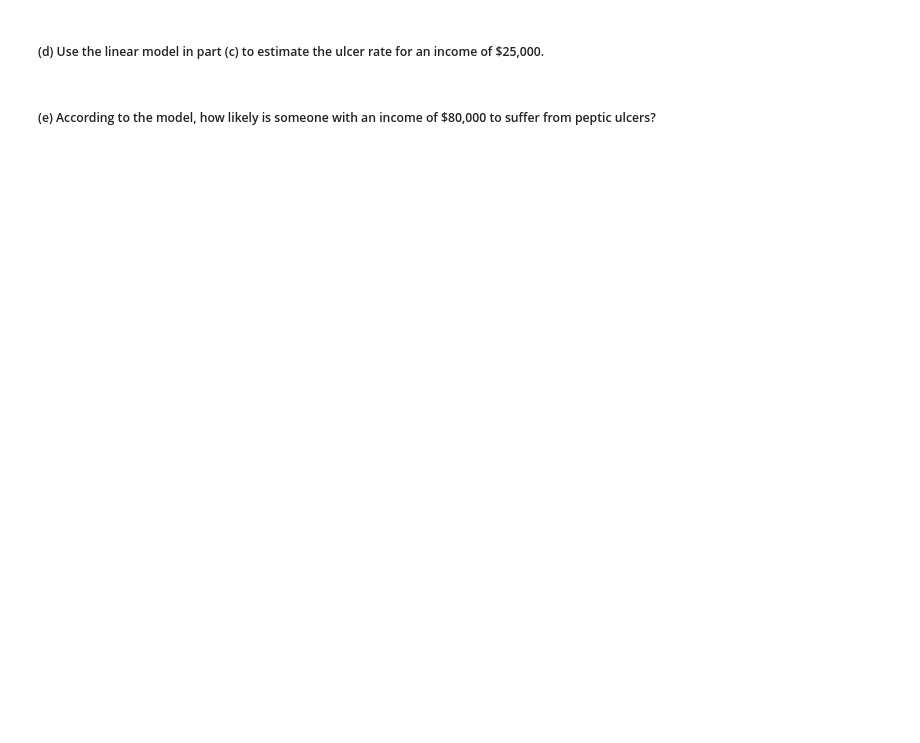
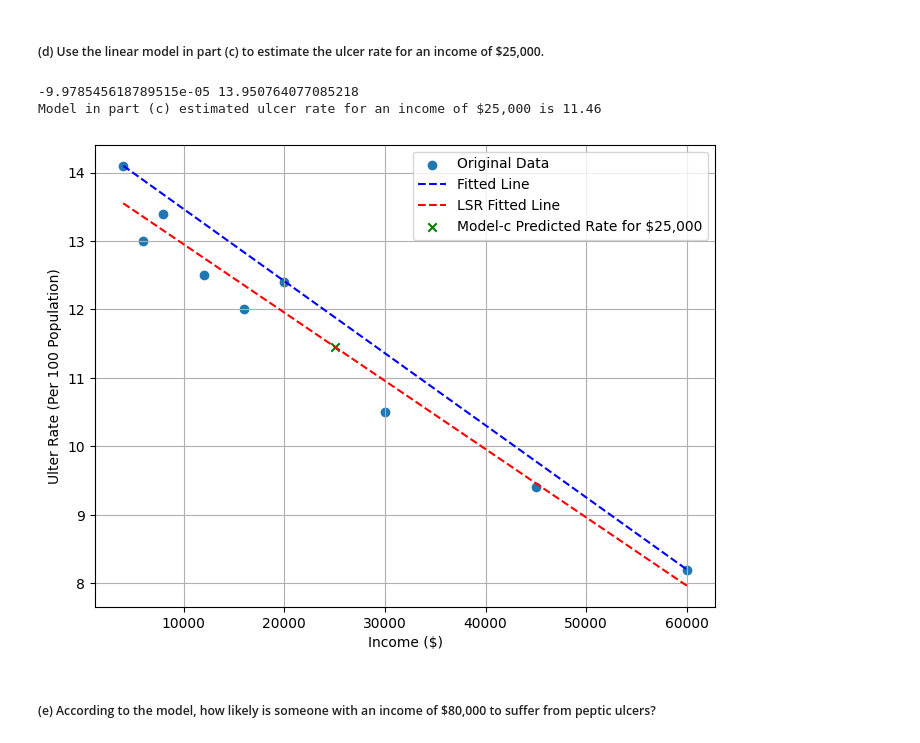
Before and after one commit to Aipss/DiveIntoDeepLearning, a Jupyter notebook: Calculus/Chapter1_Linear-Equations-in-Linear-Algebra.ipynb, the cells around one changed output. Saved outputs shown, nothing was run; the diff lists cells and outputs as text; code cells hidden in the pictures; blank space fills up the shorter version.

```diff
--- a/Calculus/Chapter1_Linear-Equations-in-Linear-Algebra.ipynb
+++ b/Calculus/Chapter1_Linear-Equations-in-Linear-Algebra.ipynb
@@ -290,4 +313,23 @@ plt.show()
 # %% [markdown]
 ##### (d) Use the linear model in part (c) to estimate the ulcer rate for an income of $25,000.
+# %%
+print(k1, b1)
+rate_25000 = k1*25_000 + b1
+print(f'Model in part (c) estimated ulcer rate for an income of $25,000 is {rate_25000:.2f}')
+
+fig, ax = plt.subplots(figsize=(8, 6))
+ax.scatter(x=income, y=rate, label='Original Data')
+ax.plot(income, k*income+b, 'b--', label='Fitted Line')
+ax.plot(income, k1*income+b1, 'r--', label='LSR Fitted Line')
+ax.scatter(x=25_000, y=rate_25000, marker='x', c='green', label='Model-c Predicted Rate for $25,000')
+ax.set_xlabel('Income ($)')
+ax.set_ylabel('Ulter Rate (Per 100 Population)')
+ax.grid(True)
+ax.legend()
+plt.show()
+# %% [output]
+-9.978545618789515e-05 13.950764077085218
+Model in part (c) estimated ulcer rate for an income of $25,000 is 11.46
+[figure, added]
 # %% [markdown]
 ##### (e) According to the model, how likely is someone with an income of $80,000 to suffer from peptic ulcers?
```
Also changed, not shown: parts of 18 cells of this notebook, 1 other file.
